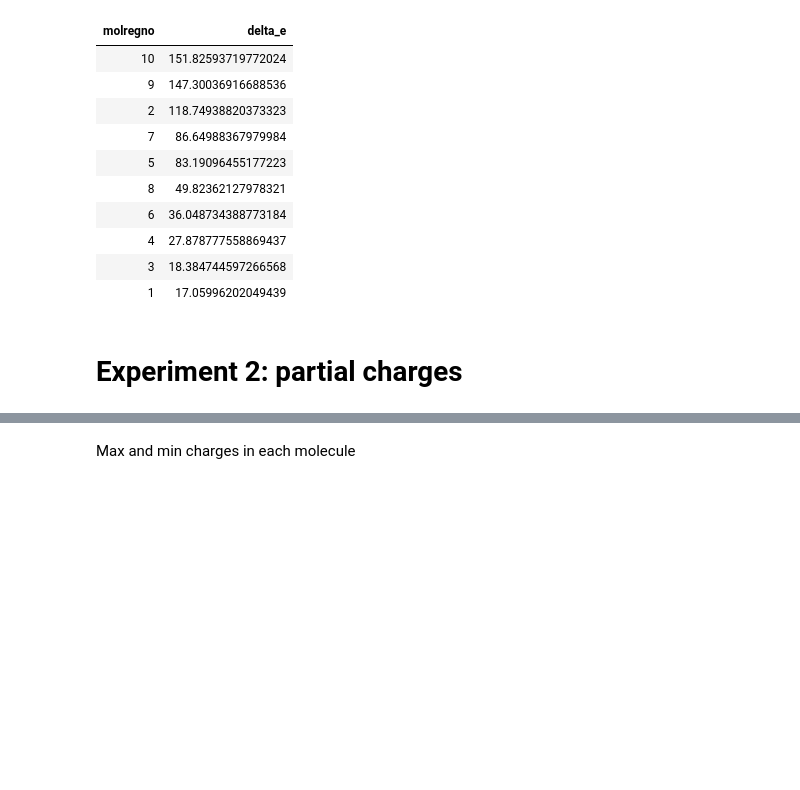
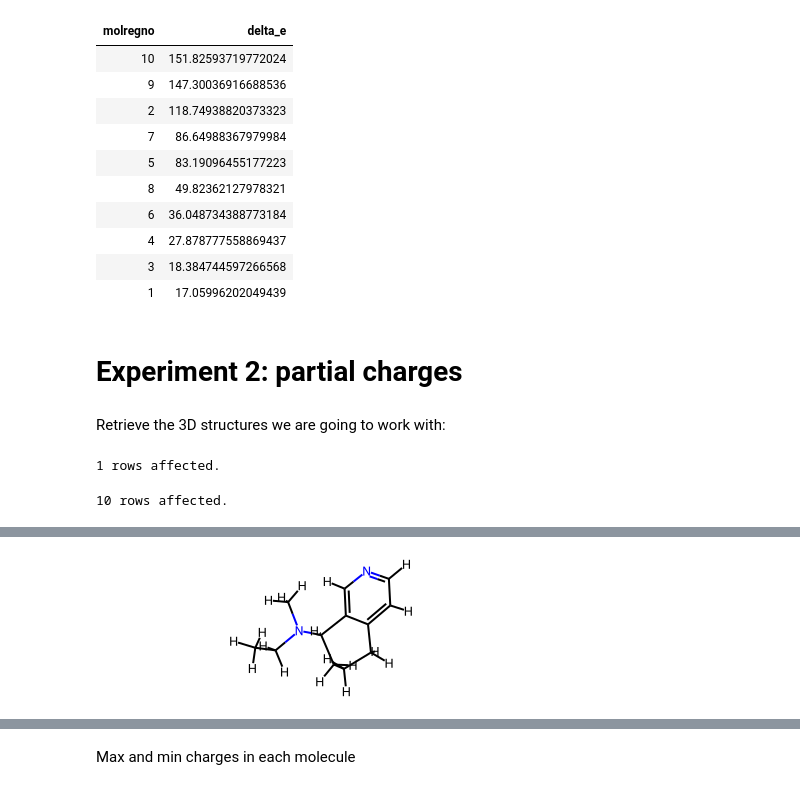
Before and after one commit to rinikerlab/lightweight-registration, a Jupyter notebook: demos/02_computational_experiment_1.ipynb, the cells around one changed output, grey strips where cells are left out. Cells and saved outputs as stored; diff of their text form; code cells hidden in the pictures; blank space fills up the shorter version.

```diff
--- a/demos/02_computational_experiment_1.ipynb
+++ b/demos/02_computational_experiment_1.ipynb
@@ -303,3 +324,22 @@ import uuid
 qm_expt_uid = str(uuid.uuid4())
 curs.execute('insert into experiments.metadata values (%s,%s)',(str(qm_expt_uid),json.dumps(qm_expt_metadata)))
 cn.commit()
+# %% [markdown]
+Retrieve the 3D structures we are going to work with:
+# %%
+d = %sql postgresql://localhost/lwreg_experiments_demo \
+    select expt_uid from experiments.metadata \
+            where metadata->>'note' like 'run1:%';
+cg_expt_uid = d[0][0]
+# %% [output]
+1 rows affected.
+# %%
+d = %sql postgresql://localhost/lwreg_experiments_demo \
+    select molregno,data->>'sdf' from experiments.data \
+            where expt_uid=:cg_expt_uid;
+m3ds = []
+for mrn,sdname in d:
+    m = Chem.MolFromMolFile(sdname,removeHs=False)
+    m3ds.append((mrn,m))
+# %% [output]
+10 rows affected.
@@ -305,0 +348,3 @@ cn.commit()
+# %%
+m3ds[0][1]
+# %% [output]
@@ -306,3 +352,4 @@ cn.commit()
+[figure, added]
 # %%
 for mid,mh in m3ds:
     ok,res = rdEHTTools.RunMol(mh)
```
Also changed, not shown: parts of 23 cells of this notebook.
